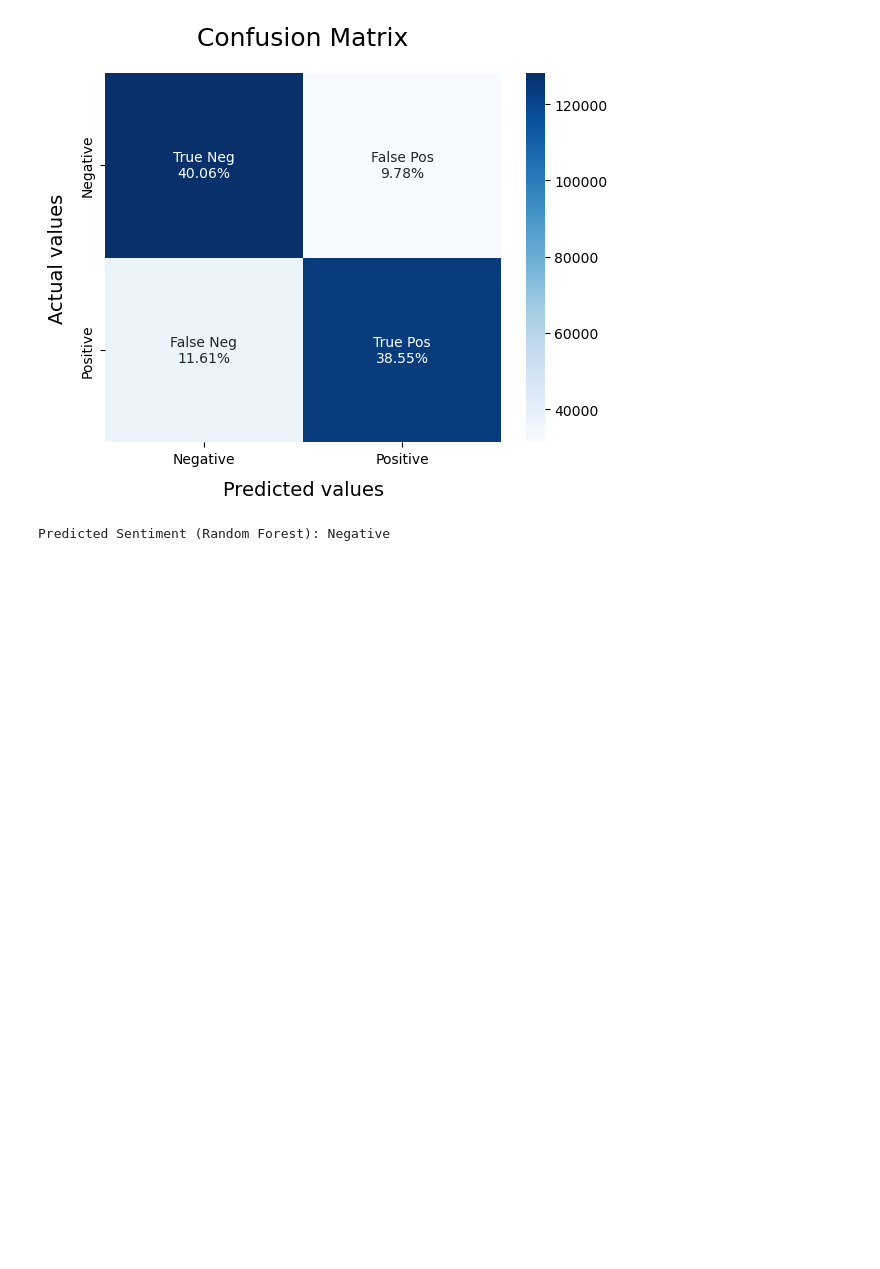
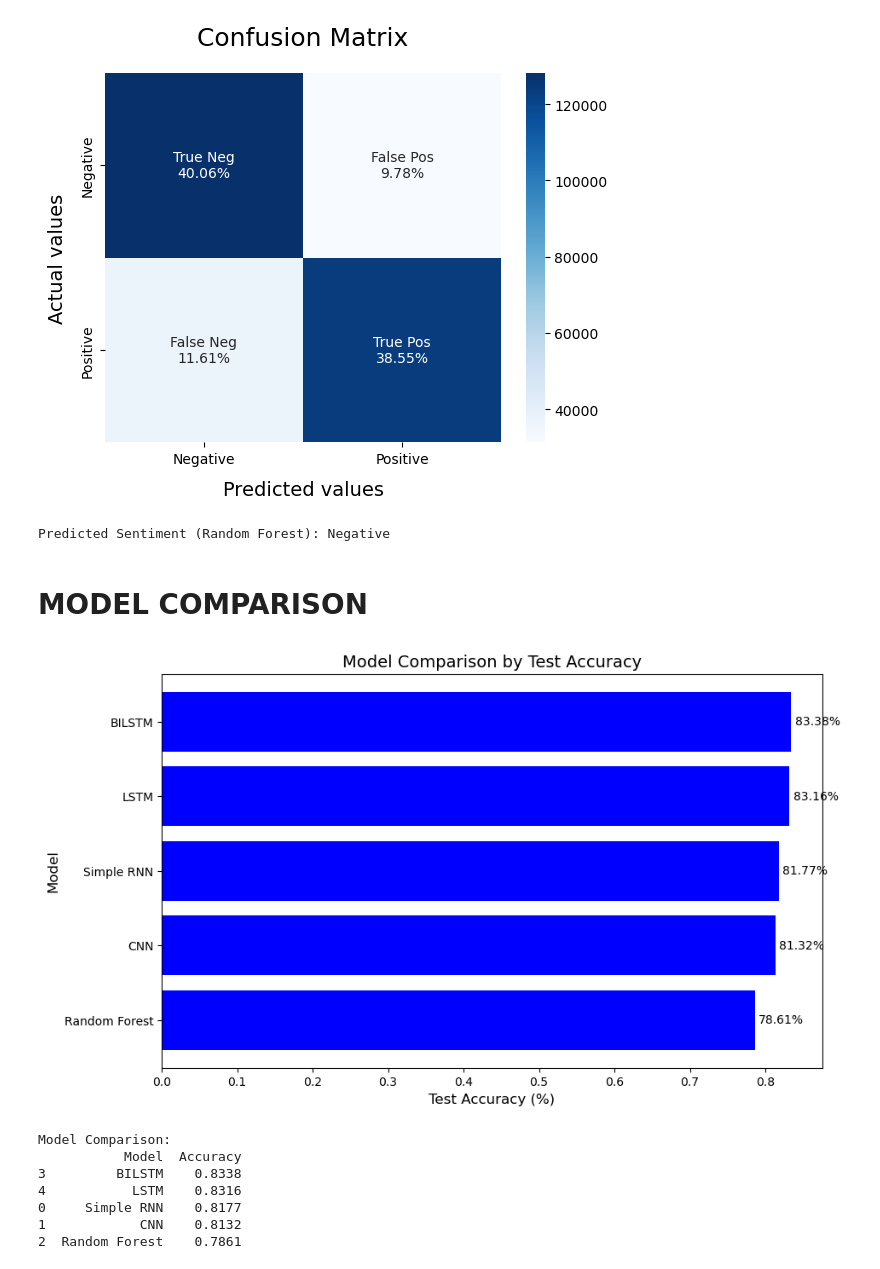
Before and after one commit to mryogeshneupane/sentiment_analysis_final_project, a Jupyter notebook: code/Sentimental_Analysis_FInal-Code.ipynb, the cells around one changed output. Cells and saved outputs as stored; diff of their text form; code cells hidden in the pictures; blank space fills up the shorter version.

```diff
--- a/code/Final_sentiment-analysis.ipynb
+++ b/code/Sentimental_Analysis_FInal-Code.ipynb
@@ -903,3 +903,55 @@ predicted_sentiment_rf = "Positive" if predicted_sentiment_rf[0] == 1 else "Nega
 print(f"Predicted Sentiment (Random Forest): {predicted_sentiment_rf}")
 # %% [output]
 Predicted Sentiment (Random Forest): Negative
+# %% [markdown]
+# MODEL COMPARISON
+# %%
+import matplotlib.pyplot as plt
+import pandas as pd
+
+# models and their respective test accuracies
+model_accuracies = {
+    'Simple RNN': 0.8177,
+    'CNN': 0.8132,
+    'Random Forest': 0.7861,
+    'BILSTM': 0.8338,
+    'LSTM': 0.8316
+}
+
+# Convert to DataFrame for easier visualization
+accuracy_df = pd.DataFrame(model_accuracies.items(), columns=['Model', 'Accuracy'])
+
+# Sort models by accuracy for better visualization
+accuracy_df = accuracy_df.sort_values(by='Accuracy', ascending=False)
+
+# Plot the accuracies as a bar chart
+plt.figure(figsize=(10, 6))
+bars = plt.barh(accuracy_df['Model'], accuracy_df['Accuracy'], color='blue')
+
+# Add annotations (accuracy values) to each bar in percentage format
+for bar in bars:
+    plt.text(
+        bar.get_width() + 0.005,
+        bar.get_y() + bar.get_height() / 2,
+        f'{bar.get_width() * 100:.2f}%',
+        va='center', fontsize=10, color='black'
+    )
+
+plt.xlabel('Test Accuracy (%)', fontsize=12)
+plt.ylabel('Model', fontsize=12)
+plt.title('Model Comparison by Test Accuracy', fontsize=14)
+plt.gca().invert_yaxis()  # To display the highest accuracy on top
+plt.show()
+
+# Display the comparison as a table
+print("Model Comparison:")
+print(accuracy_df)
+# %% [output]
+[figure, added]
+Model Comparison:
+           Model  Accuracy
+3         BILSTM    0.8338
+4           LSTM    0.8316
+0     Simple RNN    0.8177
+1            CNN    0.8132
+2  Random Forest    0.7861
```
Also changed, not shown: 1 other file.
